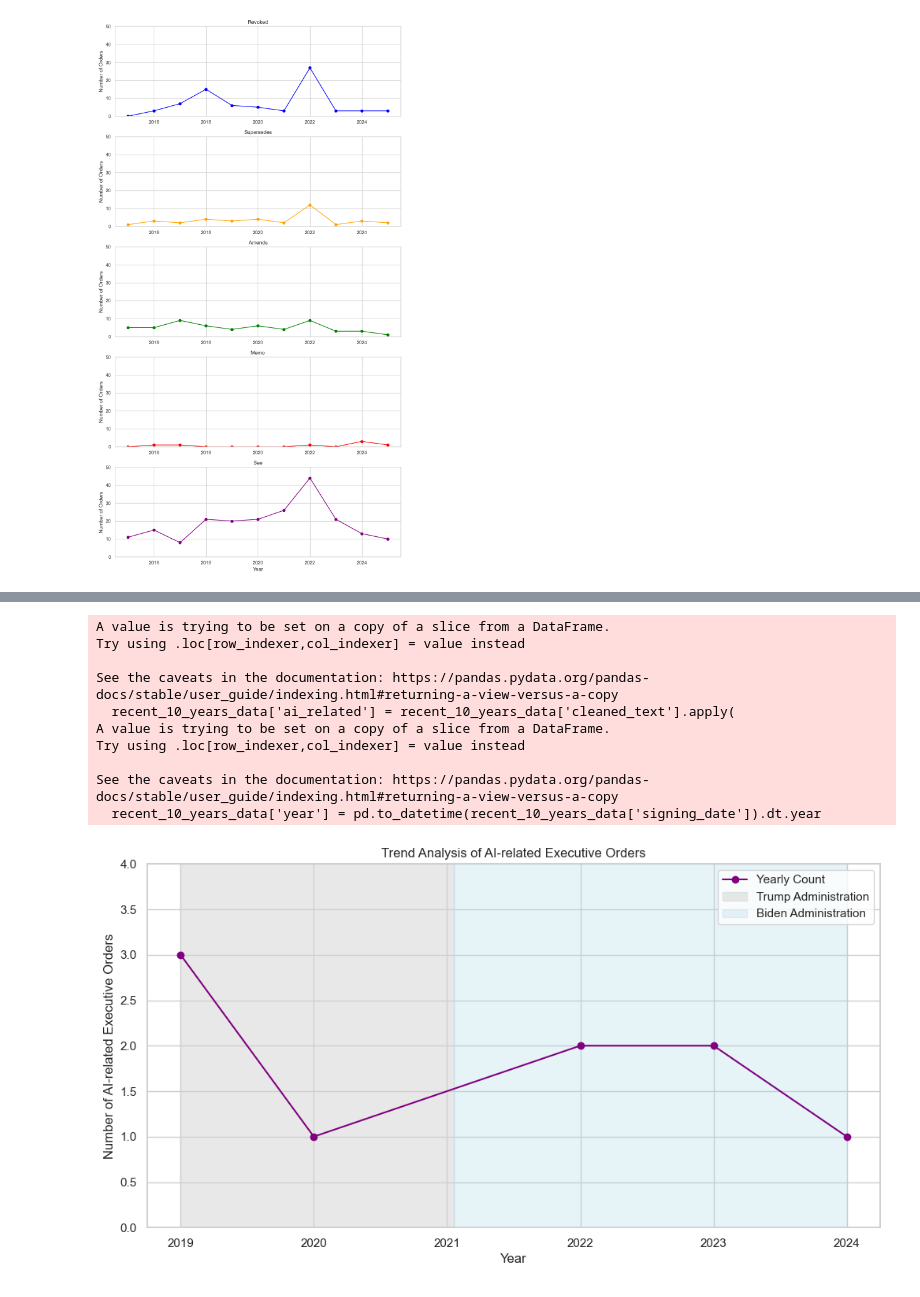
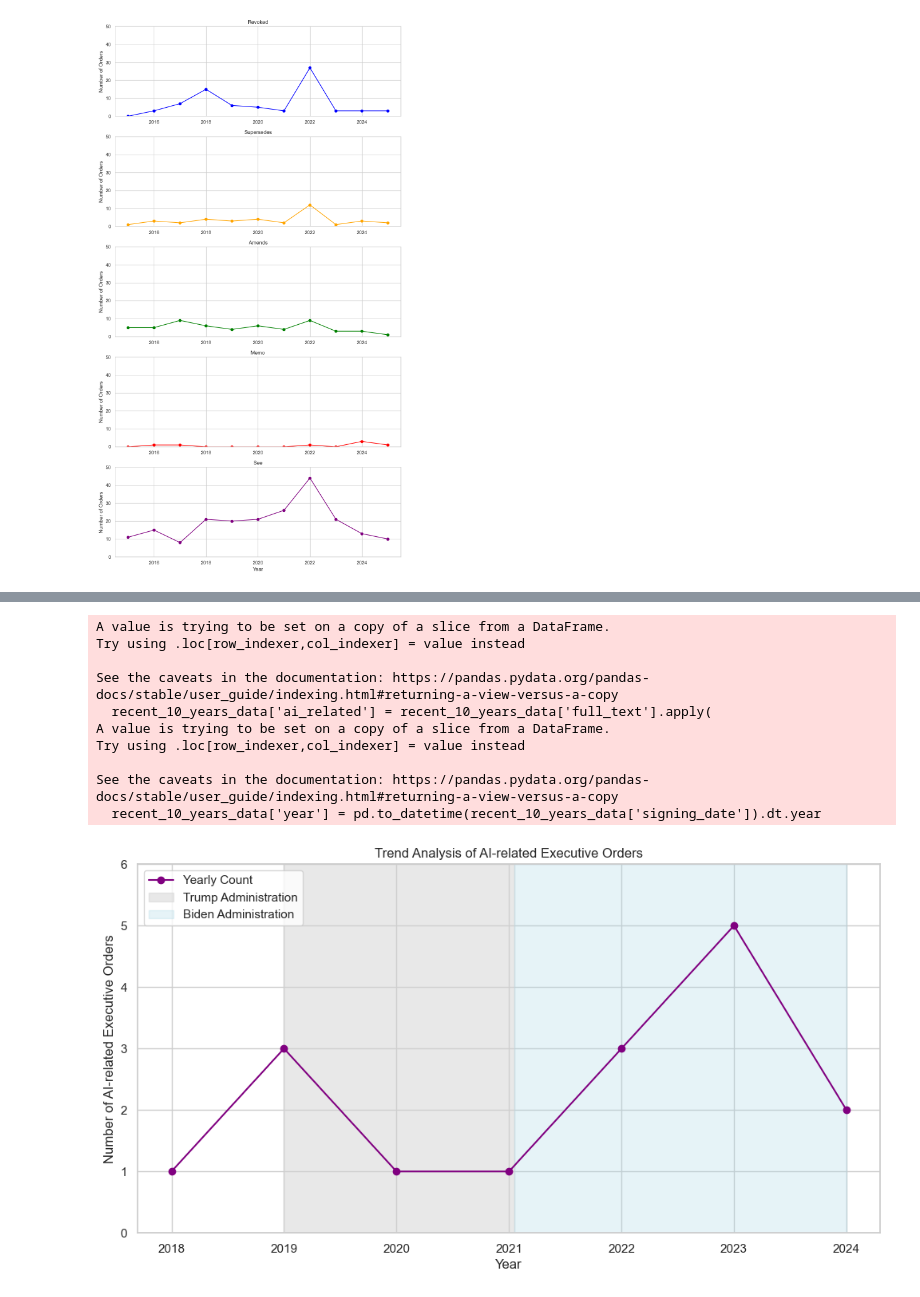
Before and after one commit to JiayingFang01/QMSS_IBM_Practicum, a Jupyter notebook: eda/EDA.ipynb, the cells around one changed output, grey strips where cells are left out. Cells and saved outputs as stored; diff of their text form; code cells hidden in the pictures.

```diff
--- a/eda/EDA.ipynb
+++ b/eda/EDA.ipynb
@@ -151,14 +180,15 @@ plt.show()
 # %% [output]
 [figure]
 # %%
+# Topic by year
 def preprocess(text):
     return text.lower().translate(str.maketrans('', '', string.punctuation))
 
-recent_10_years_data['cleaned_text'] = recent_10_years_data['cleaned_text'].apply(preprocess)
+recent_10_years_data['full_text'] = recent_10_years_data['full_text'].apply(preprocess)
 
 # Count Vectorization
 vectorizer = CountVectorizer(stop_words='english', max_features=1000)
-X = vectorizer.fit_transform(recent_10_years_data['cleaned_text'])
+X = vectorizer.fit_transform(recent_10_years_data['full_text'])
 
 # LDA Topic Modeling
 n_topics = 6
@@ -182,7 +212,7 @@ recent_10_years_data['category'] = [topic_names[label] for label in topic_labels
 # Display Texts in Each Topic
 for topic_id, topic_name in topic_names.items():
     print(f"\n--- Texts in Topic ({topic_name}) ---")
-    topic_texts = recent_10_years_data[recent_10_years_data['category'] == topic_name]['cleaned_text'].head(5)
+    topic_texts = recent_10_years_data[recent_10_years_data['category'] == topic_name]['full_text'].head(5)
     for idx, text in enumerate(topic_texts, 1):
         print(f"\nText {idx}:\n{text[:500]}...")
 
@@ -326,9 +357,10 @@ plt.show()
 # %% [output]
 [figure]
 # %%
+# Trend of Executive Order Text Length Over Time
 sns.set(style="whitegrid")
 
-recent_10_years_data['text_length'] = recent_10_years_data['cleaned_text'].str.len()
+recent_10_years_data['text_length'] = recent_10_years_data['full_text'].str.len()
 data_cleaned = recent_10_years_data[recent_10_years_data['text_length'] > 0]
 
 plt.figure(figsize=(12, 6))
@@ -356,15 +388,10 @@ See the caveats in the documentation: https://pandas.pydata.org/pandas-docs/stab
 # %%
-import matplotlib.pyplot as plt
-import seaborn as sns
-from textblob import TextBlob
-
+# Sentiment
 sns.set(style="whitegrid")
 
 # Define the order of presidents
 order = ['Barack Obama', 'Donald Trump', 'Joseph R. Biden Jr.']
-
-# Create subplots
-fig, axs = plt.subplots(nrows=3, ncols=1, figsize=(12, 18))  # Taller figure for larger plots
+fig, axs = plt.subplots(nrows=3, ncols=1, figsize=(12, 18))
 
 # Plot 1: Number of Executive Orders by President
 president_counts = recent_10_years_data['president'].value_counts().reindex(order)
@@ -385,7 +412,7 @@ axs[1].tick_params(axis='x', rotation=45, labelsize=12)
 axs[1].tick_params(axis='y', labelsize=12)
 
 # Plot 3: Average Sentiment of Executive Orders by President
-recent_10_years_data['sentiment'] = recent_10_years_data['cleaned_text'].apply(lambda x: TextBlob(x).sentiment.polarity)
+recent_10_years_data['sentiment'] = recent_10_years_data['full_text'].apply(lambda x: TextBlob(x).sentiment.polarity)
 average_sentiment = recent_10_years_data.groupby('president')['sentiment'].mean().reindex(order)
 average_sentiment.plot(kind='bar', color='salmon', ax=axs[2])
 axs[2].set_title('Average Sentiment of Executive Orders by President', fontsize=16)
@@ -394,10 +421,7 @@ axs[2].set_ylabel('Average Sentiment', fontsize=14)
 axs[2].tick_params(axis='x', rotation=45, labelsize=12)
 axs[2].tick_params(axis='y', labelsize=12)
 
-# Adjust layout
 plt.tight_layout(pad=4)
-
-# Display the plot
 plt.show()
 # %% [output]
 A value is trying to be set on a copy of a slice from a DataFrame.
@@ -409,41 +433,40 @@ See the caveats in the documentation: https://pandas.pydata.org/pandas-docs/stab
 # %%
-# Step 1: Define AI-related keywords
+# AI-related Executive Orders
 ai_keywords = ['artificial intelligence', 'AI']
 
-# Step 2: Filter for AI-related executive orders
-recent_10_years_data['ai_related'] = recent_10_years_data['cleaned_text'].apply(
+recent_10_years_data['ai_related'] = recent_10_years_data['full_text'].apply(
     lambda x: any(keyword in str(x).lower() for keyword in ai_keywords)
 )
 
-# Step 3: Count AI-related EOs per year
+# Count AI-related EOs per year
 recent_10_years_data['year'] = pd.to_datetime(recent_10_years_data['signing_date']).dt.year
 ai_eo_per_year = recent_10_years_data[recent_10_years_data['ai_related']].groupby('year').size()
 
-# Step 4: Plot the enhanced trend of AI-related Executive Orders with highlighted presidencies
+# Plot the trend of AI-related Executive Orders with presidencies
 plt.figure(figsize=(12, 6))
 ai_eo_per_year.plot(kind='line', marker='o', color='purple', label='Yearly Count')
 
 plt.title('Trend Analysis of AI-related Executive Orders')
 plt.xlabel('Year')
 plt.ylabel('Number of AI-related Executive Orders')
 plt.grid(True)
 plt.ylim(0, ai_eo_per_year.max() + 1)
 
 plt.axvspan(2019, 2021.05, color='lightgrey', alpha=0.5, label='Trump Administration')
 plt.axvspan(2021.05, 2024, color='lightblue', alpha=0.3, label='Biden Administration')
 
 plt.legend()
 plt.show()
 # %% [output]
 A value is trying to be set on a copy of a slice from a DataFrame.
 Try using .loc[row_indexer,col_indexer] = value instead
 
 See the caveats in the documentation: https://pandas.pydata.org/pandas-docs/stable/user_guide/indexing.html#returning-a-view-versus-a-copy
-  recent_10_years_data['ai_related'] = recent_10_years_data['cleaned_text'].apply(
+  recent_10_years_data['ai_related'] = recent_10_years_data['full_text'].apply(
 A value is trying to be set on a copy of a slice from a DataFrame.
 Try using .loc[row_indexer,col_indexer] = value instead
 
 See the caveats in the documentation: https://pandas.pydata.org/pandas-docs/stable/user_guide/indexing.html#returning-a-view-versus-a-copy
   recent_10_years_data['year'] = pd.to_datetime(recent_10_years_data['signing_date']).dt.year
-[figure, old version]
+[figure, new version]
 # %%
```
Also changed, not shown: parts of 20 cells of this notebook, 1 other file.
